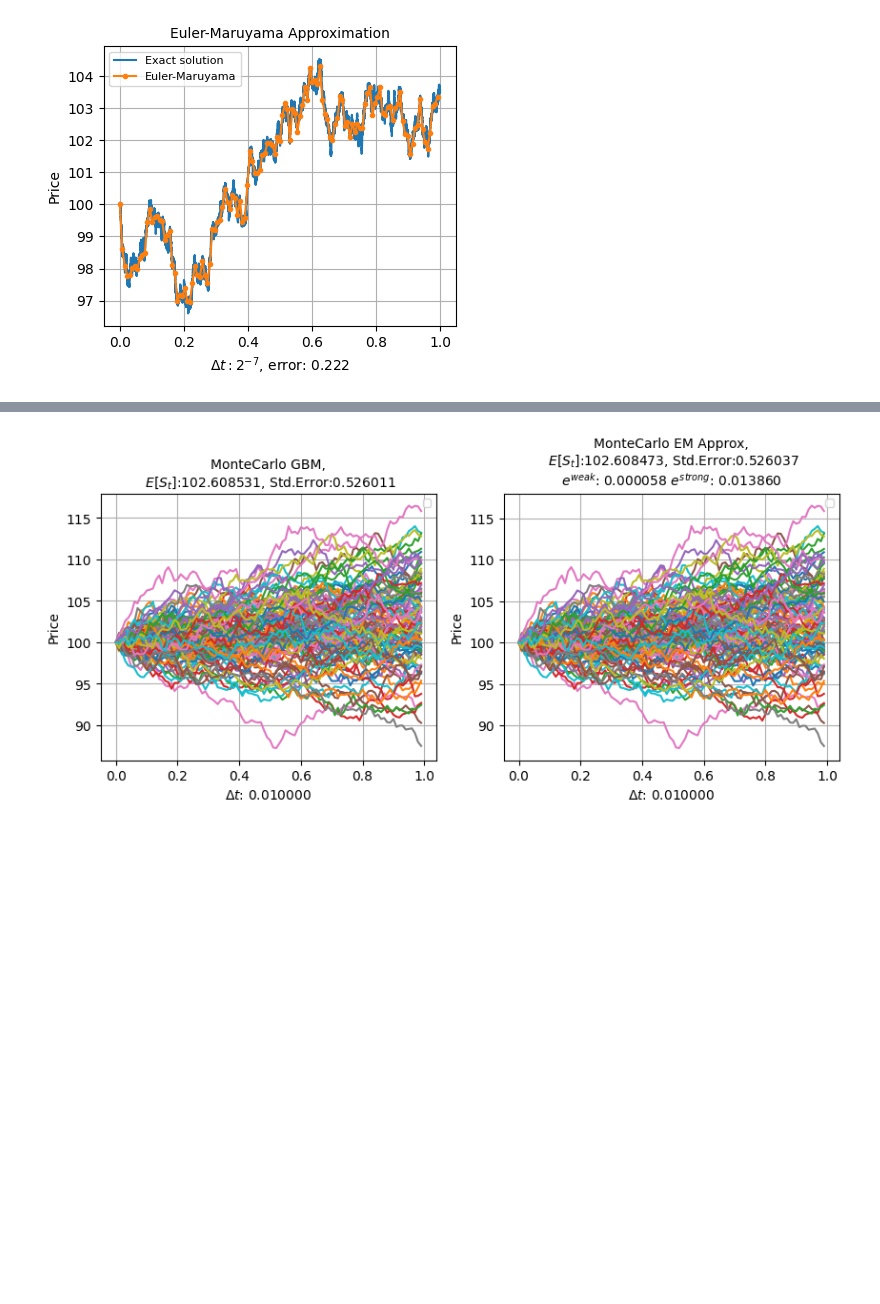
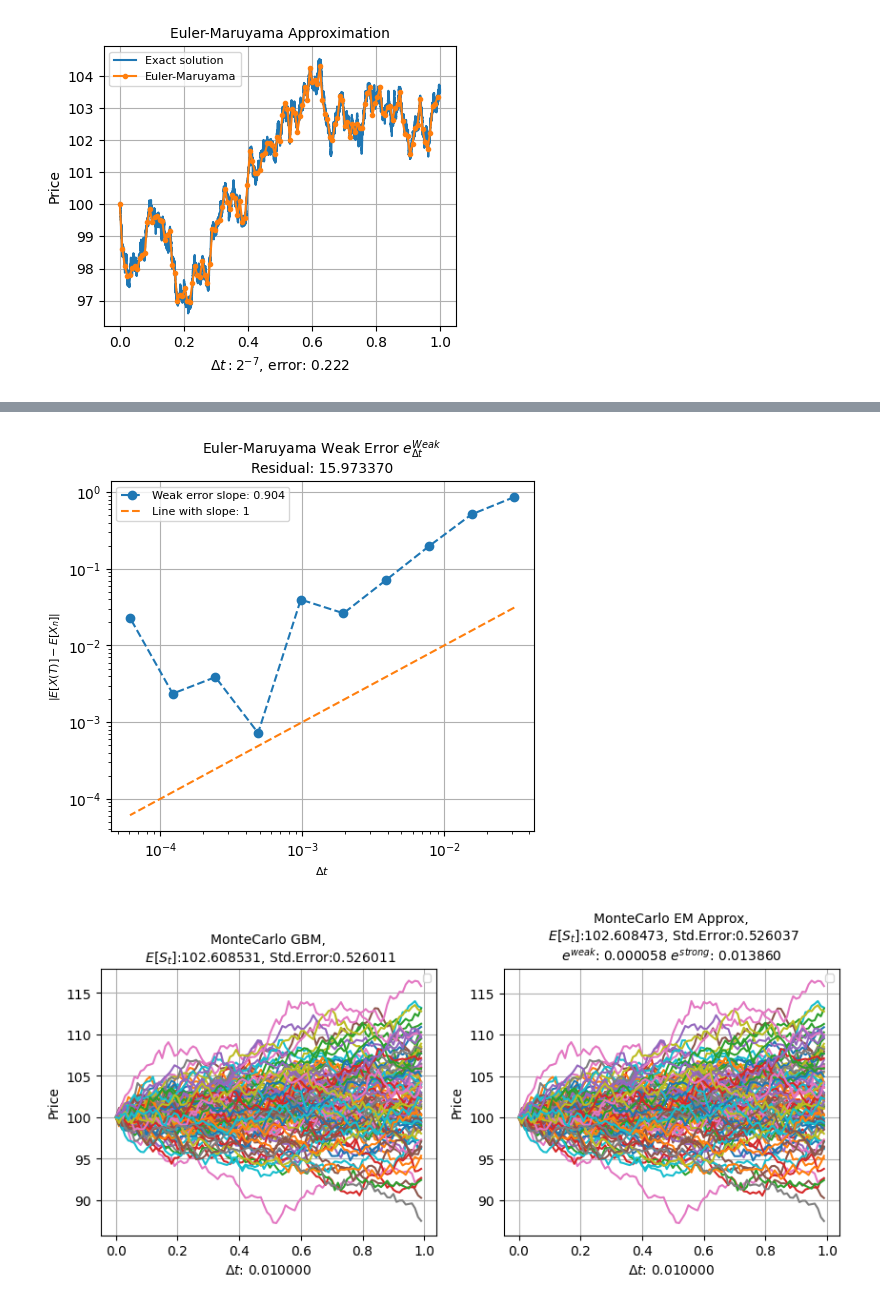
Before and after one commit to akalingking/market-maker, a Jupyter notebook: market_maker/avellaneda-stoikov/numerical_methods_for_stochastic_differential_equations.ipynb, the cells around one changed output, grey strips where cells are left out. Saved outputs shown, nothing was run; the diff lists cells and outputs as text; code cells hidden in the pictures; blank space fills up the shorter version.

```diff
--- a/market_maker/avellaneda-stoikov/numerical_methods_for_stochastic_differential_equations.ipynb
+++ b/market_maker/avellaneda-stoikov/numerical_methods_for_stochastic_differential_equations.ipynb
@@ -222 +354,44 @@ If a numerical scheme converges with the order $\rho$, then by decreasing the st
+# %%
+# Proof of Euler-Maruyama weak convergence order of 1
+np.random.seed(random_seed)
+mu=2
+sigma=1
+x0=1
+N=2**15  # Number of discrete Brownian increments
+T=1 # end time
+dt = T/N
+M = 10**5 # This has to be at least >10^5
+Xe = np.zeros([10,1])
+
+for i in range(5,15):
+    I = 2**i # number of Euler increments
+    step = round(N/I)
+    Dt = step*dt
+    temp = np.full(M, x0)
+    for j in range(I-1):
+        DBt = np.sqrt(Dt) * np.random.normal(0,1,M)
+        temp = temp * (1 + mu*Dt + sigma*DBt)
+    Xe[i-5]= temp.mean()
+
+weak_errors = np.abs(Xe - x0*np.exp(mu*T))
+weak_errors = weak_errors.T[0]
+
+Dts = np.array([2**x for x in range(-5, -15, -1)])
+(least_sqr_fit, residual) = least_square_fit(Dts, weak_errors)
+slope, intercept = least_sqr_fit
+
+fig = plt.figure(figsize=(12,10))
+ax = fig.add_subplot(221)
+ax.loglog(Dts, abs(weak_errors), marker="o",
+          linestyle="dashed", label="Weak error slope: {:.3f}".format(slope))
+ax.loglog(Dts, Dts, linestyle="dashed", label="Line with slope: 1")
+ax.set_xlabel("$\Delta t$", size=8)
+ax.set_ylabel("$|E[X(T)]-E[X_n]|$", size=8)
+ax.set_title("Euler-Maruyama Weak Error $e_{\Delta t}^{Weak}$ \n"
+            + "Residual: {:.6f}".format(residual), size=10)
+ax.legend(prop={"size":8})
+ax.grid(":")
+plt.show()
+# %% [output]
+[figure, added]
 # %%
```
Also changed, not shown: parts of 8 cells of this notebook.
